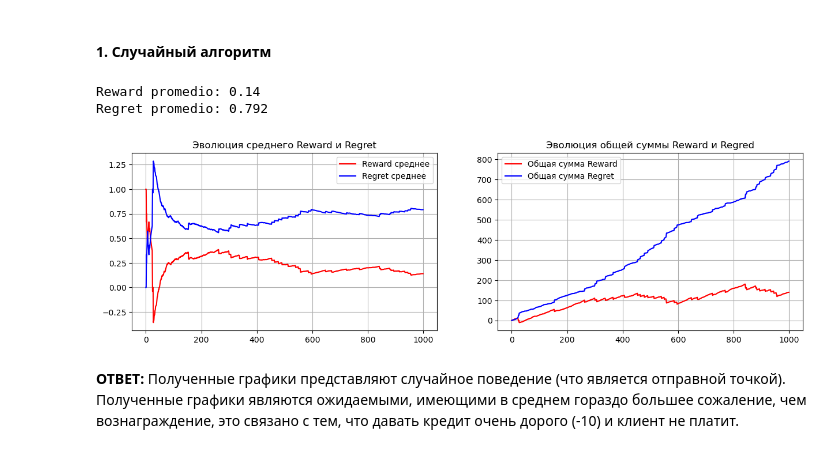
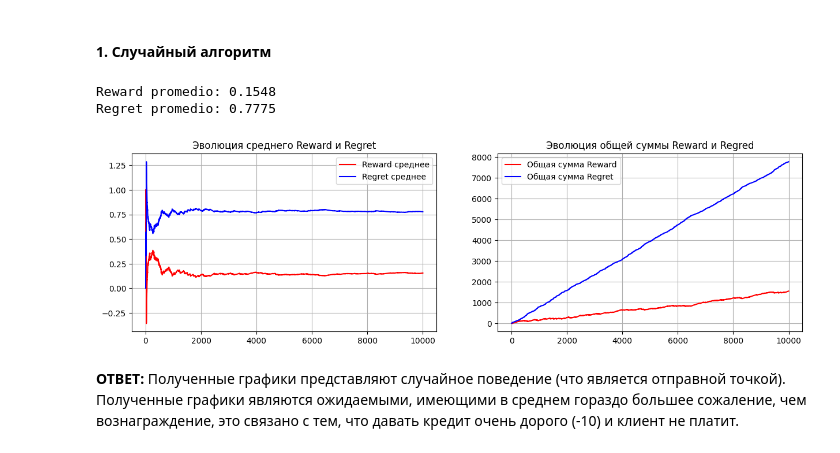
Before and after one commit to dmitrytimokhin/Multi-armed-bandit, a Jupyter notebook: Кредитный скоринг (тест).ipynb, the cells around one changed output. Cells and saved outputs as stored; diff of their text form; code cells hidden in the pictures.

```diff
--- a/Práctica2.ipynb
+++ b/Кредитный скоринг (тест).ipynb
@@ -277,39 +280,39 @@ def makePlots(reward_total_vec, reward_promedio, regret_total_vec, regret_promed
     plt.grid()
 # %% [markdown]
 #### 1. Случайный алгоритм
+# %%
+N = 10_000
 # %%
-N = 1000
-
 # Reward
 reward_promedio = []
 reward_total = 0
 reward_total_vec = []
 
 #Regret
 regret_promedio = []
 regret_total = 0
 regret_total_vec = []
 
 for i in tqdm(range(N)):
     cl_train.cliente()
     action = np.random.choice(len(available_actions))
     reward = cl_train.get_reward(action)
     reward_total += reward
     regret = cl_train.getBestReward()-reward
     regret_total += regret
     reward_promedio.append(reward_total/(i+1)) # i+1 — количество итераций
     reward_total_vec.append(reward_total)
     regret_promedio.append(regret_total/(i+1))
     regret_total_vec.append(regret_total)
 
 
 print("Reward promedio:", reward_total/N)
 print("Regret promedio:", regret_total/N)
 makePlots(reward_total_vec, reward_promedio, regret_total_vec, regret_promedio)
 # %% [output]
-Reward promedio: 0.14
-Regret promedio: 0.792
+Reward promedio: 0.1548
+Regret promedio: 0.7775
-[figure, old version]
+[figure, new version]
 # %% [markdown]
 **ОТВЕТ:** Полученные графики представляют случайное поведение (что является отправной точкой). Полученные графики являются ожидаемыми, имеющими в среднем гораздо большее сожаление, чем вознаграждение, это связано с тем, что давать кредит очень дорого (-10) и клиент не платит.
 # %% [markdown]
```
Also changed, not shown: parts of 25 cells of this notebook.
